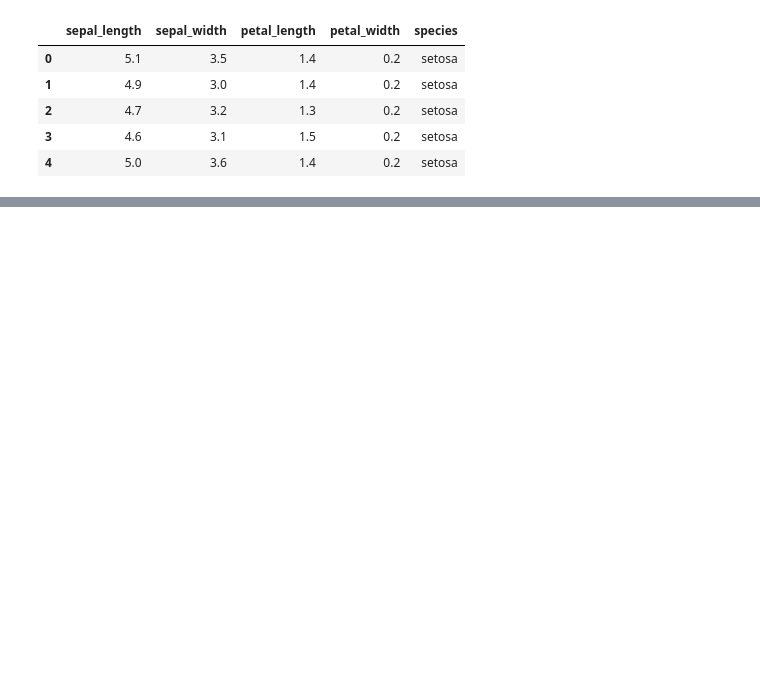
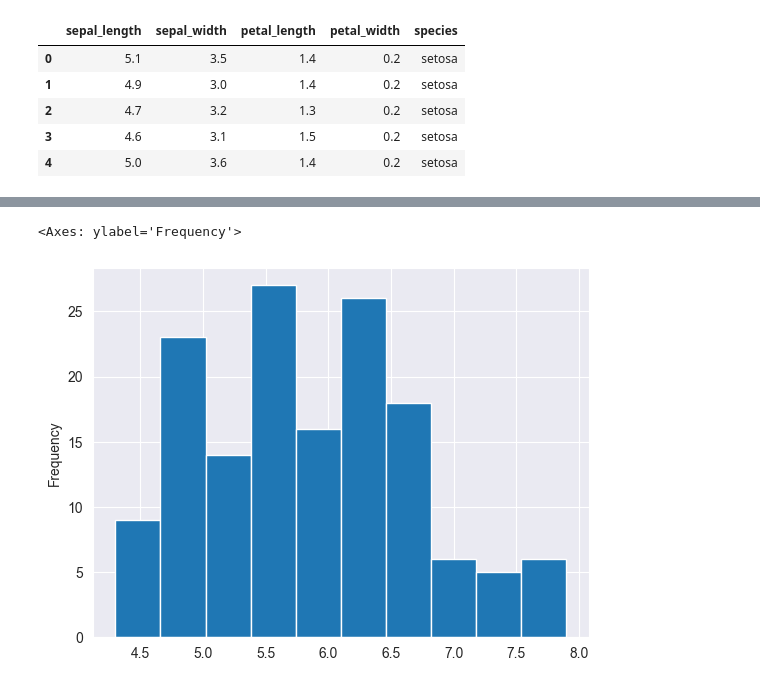
Before and after one commit to oldmartijntje/avans1.4-portfolio, a Jupyter notebook: edu material/personal_documentation.ipynb, the cells around one changed output, grey strips where cells are left out. Drawn from its saved outputs; the diff is of its cells as text; code cells hidden in the pictures; blank space fills up the shorter version.

```diff
--- a/edu material/personal_documentation.ipynb
+++ b/edu material/personal_documentation.ipynb
@@ -85,0 +148,6 @@ You have now seen 2 examples of what you can do with a categorical column.
+# %%
+#The data is grouped into 10 intervals (bins) and the number of data points in each interval is counted.
+iris['sepal_length'].plot(kind='hist', bins = 10)
+# %% [output]
+<Axes: ylabel='Frequency'>
+[figure, added]
```
Also changed, not shown: parts of 19 cells of this notebook.
